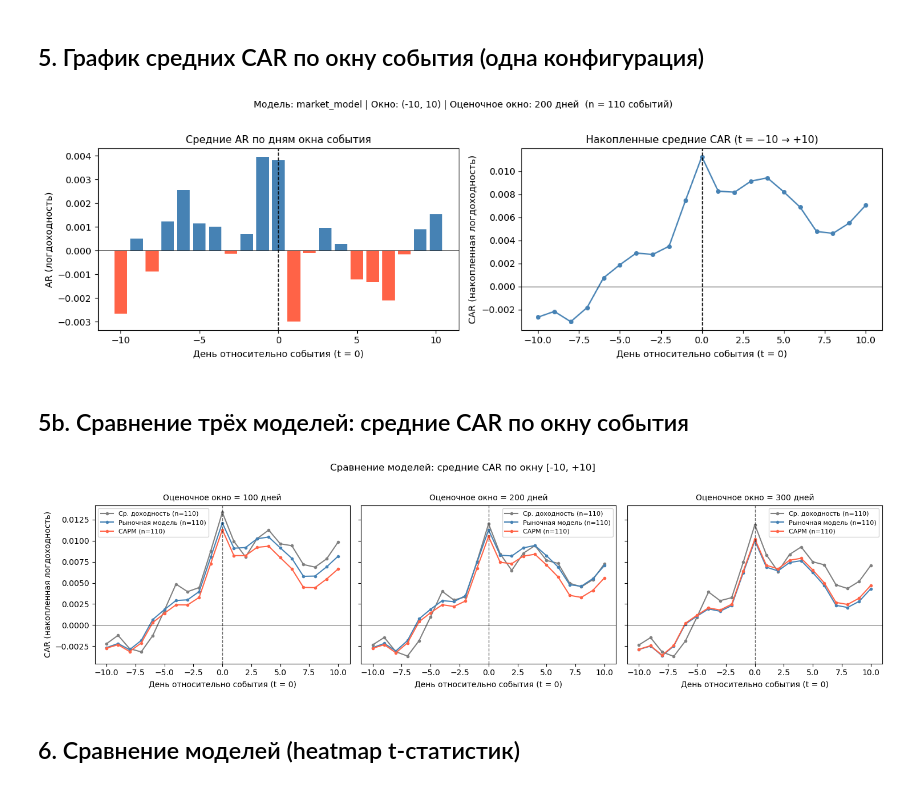
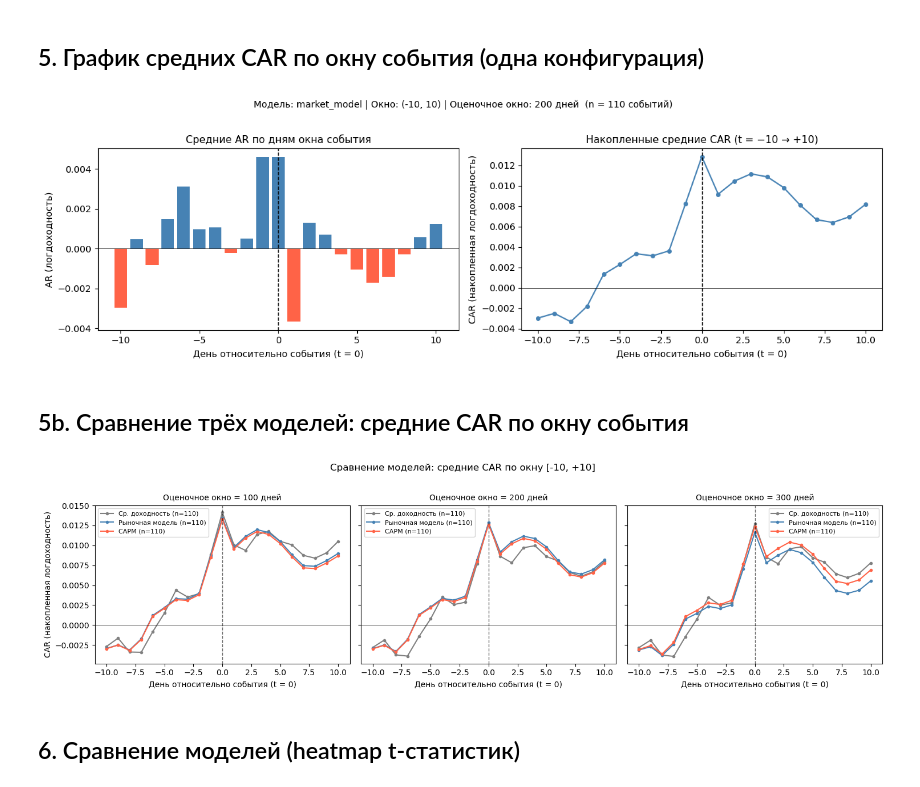
Before and after one commit to ruslooob/data-core, a Jupyter notebook: notebooks/21_nirs.ipynb, the cells around one changed output. Saved outputs shown, nothing was run; the diff lists cells and outputs as text; code cells hidden in the pictures.

```diff
--- a/notebooks/21_nirs.ipynb
+++ b/notebooks/21_nirs.ipynb
@@ -32,6 +33,8 @@ events = load_dividends()
 prices = {t: get_log_returns(t, start_date=START, end_date=END) for t in TICKERS}
 market = load_market_index(start_date=START, end_date=END)
 rf = load_risk_free_rate()
+
+studies = {t: EventStudy(stock=prices[t], ticker=t) for t in TICKERS}
 
 print(f'Событий загружено:  {len(events)}')
 print(f'Тикеров загружено:  {len(prices)}')
@@ -330,16 +386,20 @@ display(sig_events[cols_show].reset_index(drop=True))
 # %% [markdown]
 ## 5. График средних CAR по окну события (одна конфигурация)
 # %%
-cfg_plot = EventStudyConfig(
-    model='market_model',
-    event_window=(-10, 10),
-    estimation_window=200,
-)
+plot_model = 'market_model'
+plot_ew = (-10, 10)
+plot_esw = 200
 
 # Собираем AR по всем событиям
 all_ar: list[list[float]] = []
 for ev in events:
-    res = runner.analyze_single_event(ev, cfg_plot)
+    res = studies[ev.ticker].analyze(
+        event_date=ev.event_date,
+        model=plot_model,
+        event_window=plot_ew,
+        estimation_window=plot_esw,
+        market=market,
+    )
     if res is not None and len(res.ar) == 21:  # ровно 21 день [-10..+10]
         all_ar.append(res.ar)
 
@@ -361,13 +421,12 @@ if all_ar:
     axes[1].plot(days, cum_ar, marker='o', markersize=4, color='steelblue')
     axes[1].axvline(0, color='black', lw=1, linestyle='--')
     axes[1].axhline(0, color='black', lw=0.6)
-    # Исправлено: накопление начинается с t = −10, а не с t = 0
     axes[1].set_title('Накопленные средние CAR (t = −10 → +10)', fontsize=11)
     axes[1].set_xlabel('День относительно события (t = 0)')
     axes[1].set_ylabel('CAR (накопленная логдоходность)')
 
-    plt.suptitle(f'Модель: {cfg_plot.model} | Окно: {cfg_plot.event_window} | '
-                 f'Оценочное окно: {cfg_plot.estimation_window} дней  '
+    plt.suptitle(f'Модель: {plot_model} | Окно: {plot_ew} | '
+                 f'Оценочное окно: {plot_esw} дней  '
                  f'(n = {len(all_ar)} событий)', fontsize=10, y=1.02)
     plt.tight_layout()
     plt.savefig('../docs/car_plot.png', dpi=150, bbox_inches='tight', facecolor='white')
@@ -375,7 +434,7 @@ if all_ar:
 else:
     print('Недостаточно данных для построения графика.')
 # %% [output]
-[figure, old version]
+[figure, new version]
 # %% [markdown]
 ## 5b. Сравнение трёх моделей: средние CAR по окну события
 # %%
@@ -391,36 +450,47 @@ comp_event_win   = (-10, 10)   # фиксируем событийное окн
 n_days_expected  = comp_event_win[1] - comp_event_win[0] + 1
 days_comp        = list(range(comp_event_win[0], comp_event_win[1] + 1))
 
 fig, axes = plt.subplots(1, 3, figsize=(15, 4), sharey=True)
 
 for ax, esw in zip(axes, estimation_wins):
     for mname in models_to_plot:
-        cfg = EventStudyConfig(model=mname, event_window=comp_event_win, estimation_window=esw)
+        extra = {}
+        if mname in ('market_model', 'capm'):
+            extra['market'] = market
+        if mname == 'capm':
+            extra['rf'] = rf
+
         ar_list = []
         for ev in events:
-            res = runner.analyze_single_event(ev, cfg)
+            res = studies[ev.ticker].analyze(
+                event_date=ev.event_date,
+                model=mname,
+                event_window=comp_event_win,
+                estimation_window=esw,
+                **extra,
+            )
             if res is not None and len(res.ar) == n_days_expected:
                 ar_list.append(res.ar)
         if not ar_list:
             continue
         cum_ar = np.cumsum(np.array(ar_list).mean(axis=0))
         ax.plot(days_comp, cum_ar,
                 label=f'{model_labels[mname]} (n={len(ar_list)})',
                 color=colors[mname], marker='o', markersize=3, linewidth=1.5)
 
     ax.axvline(0, color='black', lw=1, linestyle='--', alpha=0.6)
     ax.axhline(0, color='black', lw=0.5)
     ax.set_title(f'Оценочное окно = {esw} дней', fontsize=10)
     ax.set_xlabel('День относительно события (t = 0)')
     ax.legend(fontsize=8)
 
 axes[0].set_ylabel('CAR (накопленная логдоходность)')
 plt.suptitle('Сравнение моделей: средние CAR по окну [-10, +10]', fontsize=12, y=1.02)
 plt.tight_layout()
 plt.savefig('../docs/car_comparison.png', dpi=150, bbox_inches='tight', facecolor='white')
 plt.show()
 # %% [output]
-[figure, old version]
+[figure, new version]
 # %% [markdown]
 ## 6. Сравнение моделей (heatmap t-статистик)
 # %%
```
Also changed, not shown: parts of 10 cells of this notebook, 6 other files.
